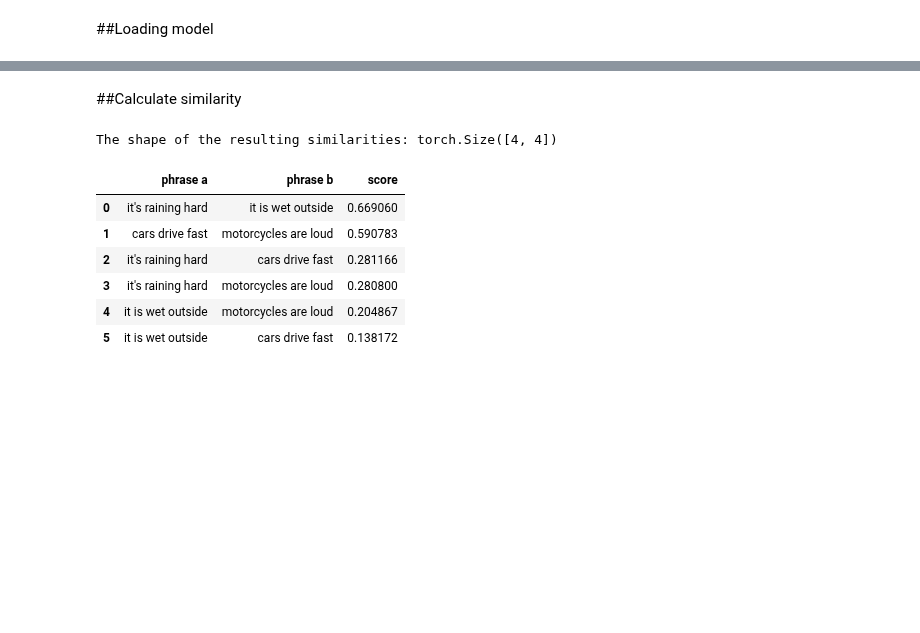
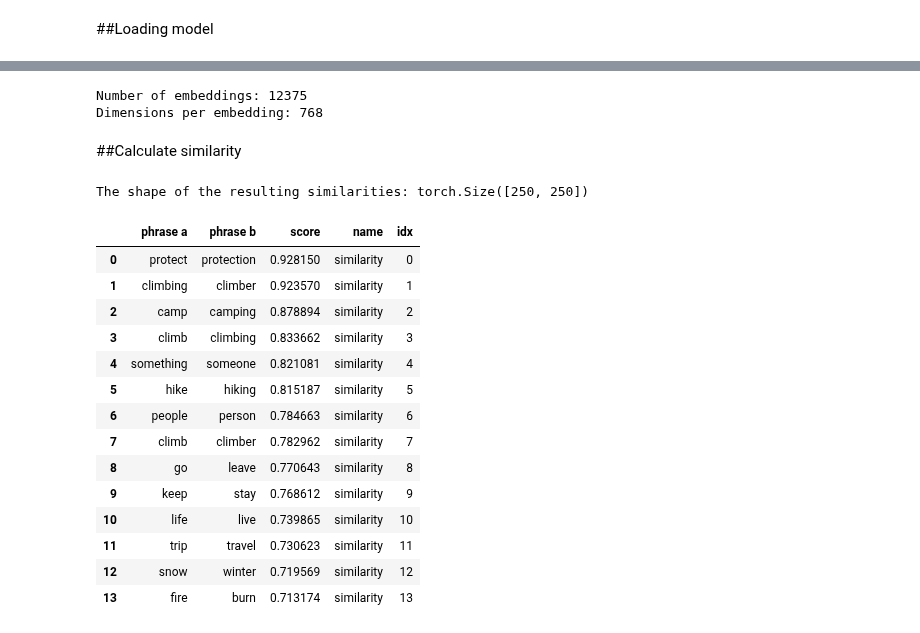
Before and after one commit to rahiakela/machine-learning-research-and-practice, a Jupyter notebook: ai-powered-search/13-semantic-search/02_autocomplete.ipynb, the cells around one changed output, grey strips where cells are left out. Drawn from its saved outputs; the diff is of its cells as text; code cells hidden in the pictures; blank space fills up the shorter version.

```diff
--- a/ai-powered-search/13-semantic-search/02_autocomplete.ipynb
+++ b/ai-powered-search/13-semantic-search/02_autocomplete.ipynb
@@ -157,28 +163,66 @@ print(f"The embedding feature values of 'it\'s raining hard': \n{embeddings[0]}"
+# %%
+def get_embeddings(concepts, minimum_frequency, load_from_cache=True):
+  phrases = [key for (key, tf) in concepts.items() if tf >= minimum_frequency]
+
+  if not load_from_cache:
+    embeddings = stsb.encode(phrases, convert_to_tensor=True)
+    with open(embeddings_pickle_path, "wb") as fd:
+      pickle.dump(embeddings, fd)
+  else:
+    with open(embeddings_pickle_path, "rb") as fd:
+      embeddings = pickle.load(fd)
+  return phrases, embeddings
+# %%
+# Note!  This is a hyperparameter.
+# We are ignoring terms that occur less than this numner in the entire corpus.
+# Lowering this number may lower precision
+# Raising this number may lower recall
+minimum_frequency = 6
+# %%
+# set load_from_cache=False to regenerate the embeddings rather than loading from pickle
+phrases, embeddings = get_embeddings(concepts, minimum_frequency, load_from_cache=True)
+
+print(f"Number of embeddings: {len(embeddings)}")
+print(f"Dimensions per embedding: {len(embeddings[0])}")
+# %% [output]
+Number of embeddings: 12375
+Dimensions per embedding: 768
 # %% [markdown]
 ##Calculate similarity
 # %%
-similarities = STutil.pytorch_cos_sim(embeddings, embeddings)
+# let's find the pairs with the highest cosine similarity scores
+similarities = STutil.pytorch_cos_sim(embeddings[0:250], embeddings[0:250])
 print(f"The shape of the resulting similarities: {similarities.shape}")
 # %% [output]
-The shape of the resulting similarities: torch.Size([4, 4])
+The shape of the resulting similarities: torch.Size([250, 250])
 # %%
 a_phrases = []
 b_phrases = []
 scores = []
 
 for a in range(len(similarities) - 1):
   for b in range(a + 1, len(similarities)):
     a_phrases.append(phrases[a])
     b_phrases.append(phrases[b])
     scores.append(float(similarities[a][b]))
 
-df = pd.DataFrame({"phrase a": a_phrases, "phrase b": b_phrases, "score": scores})
-df.sort_values(by=["score"], ascending=False, ignore_index=True)
+comparisons_df = pd.DataFrame({"phrase a": a_phrases, "phrase b": b_phrases, "score": scores, "name": "similarity"})
+comparisons_df = comparisons_df.sort_values(by=["score"], ascending=False, ignore_index=True)
+comparisons_df["idx"] = range(len(comparisons_df))
+comparisons_df[comparisons_df["score"] > .7]
 # %% [output]
-|  | phrase a | phrase b | score |
-| 0 | it's raining hard | it is wet outside | 0.669060 |
-| 1 | cars drive fast | motorcycles are loud | 0.590783 |
-| 2 | it's raining hard | cars drive fast | 0.281166 |
-| 3 | it's raining hard | motorcycles are loud | 0.280800 |
-| 4 | it is wet outside | motorcycles are loud | 0.204867 |
-| 5 | it is wet outside | cars drive fast | 0.138172 |
+|  | phrase a | phrase b | score | name | idx |
+| 0 | protect | protection | 0.928150 | similarity | 0 |
+| 1 | climbing | climber | 0.923570 | similarity | 1 |
+| 2 | camp | camping | 0.878894 | similarity | 2 |
+| 3 | climb | climbing | 0.833662 | similarity | 3 |
+| 4 | something | someone | 0.821081 | similarity | 4 |
+| 5 | hike | hiking | 0.815187 | similarity | 5 |
+| 6 | people | person | 0.784663 | similarity | 6 |
+| 7 | climb | climber | 0.782962 | similarity | 7 |
+| 8 | go | leave | 0.770643 | similarity | 8 |
+| 9 | keep | stay | 0.768612 | similarity | 9 |
+| 10 | life | live | 0.739865 | similarity | 10 |
+| 11 | trip | travel | 0.730623 | similarity | 11 |
+| 12 | snow | winter | 0.719569 | similarity | 12 |
+| 13 | fire | burn | 0.713174 | similarity | 13 |
```
Also changed, not shown: parts of 13 cells of this notebook.
